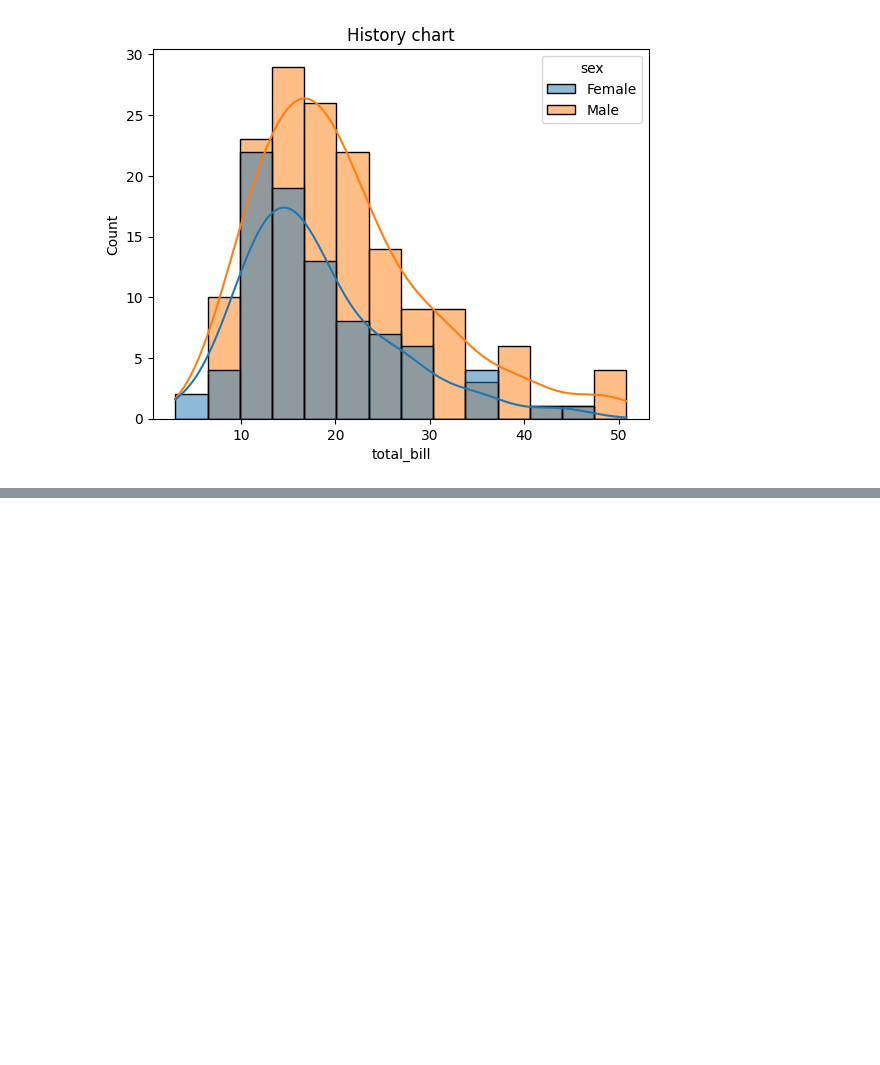
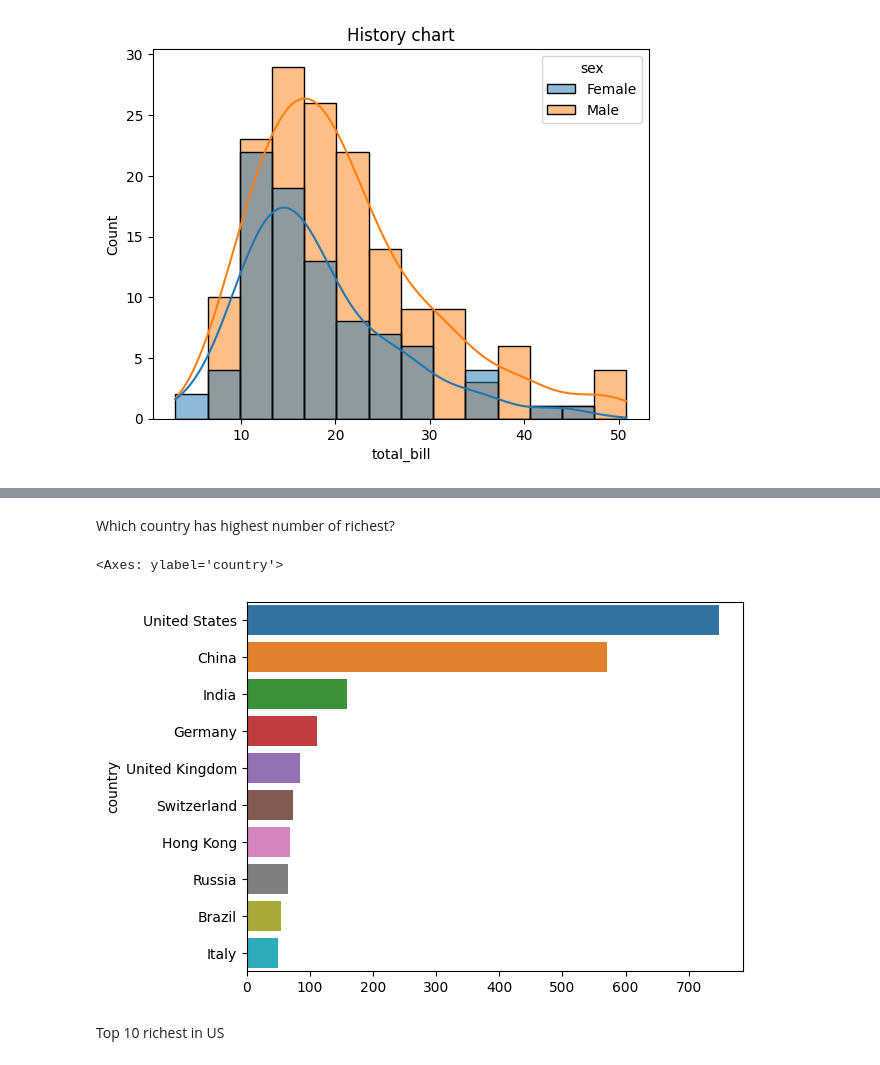
Before and after one commit to trinhntPythonLearning/pandas-learning, a Jupyter notebook: 12.Data-Visualization-seaborn.ipynb, the cells around one changed output, grey strips where cells are left out. Cells and saved outputs as stored; diff of their text form; code cells hidden in the pictures; blank space fills up the shorter version.

```diff
--- a/12.Data-Visualization-seaborn.ipynb
+++ b/12.Data-Visualization-seaborn.ipynb
@@ -39,0 +91,10 @@ plt.show()
+# %% [markdown]
+Which country has highest number of richest?
+# %%
+country_df = fb_df.groupby('country').size().sort_values(ascending=False)
+sns.barplot(y=country_df.index[:10], x=country_df.values[:10])
+# %% [output]
+<Axes: ylabel='country'>
+[figure, added]
+# %% [markdown]
+Top 10 richest in US
```
Also changed, not shown: parts of 12 cells of this notebook.
